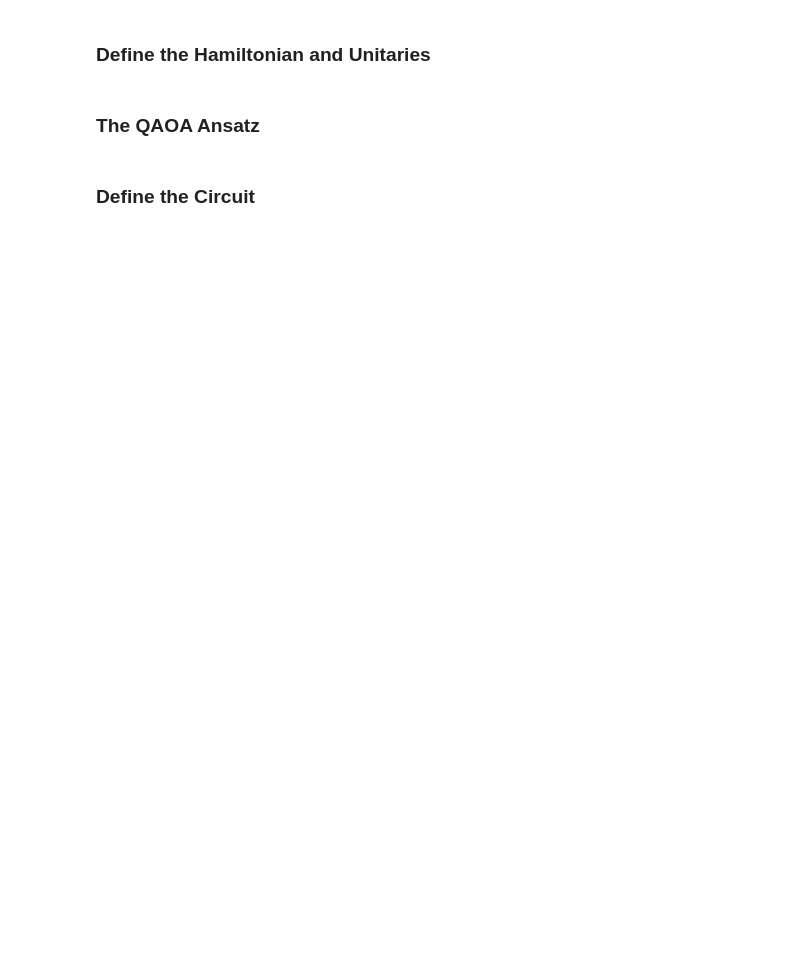
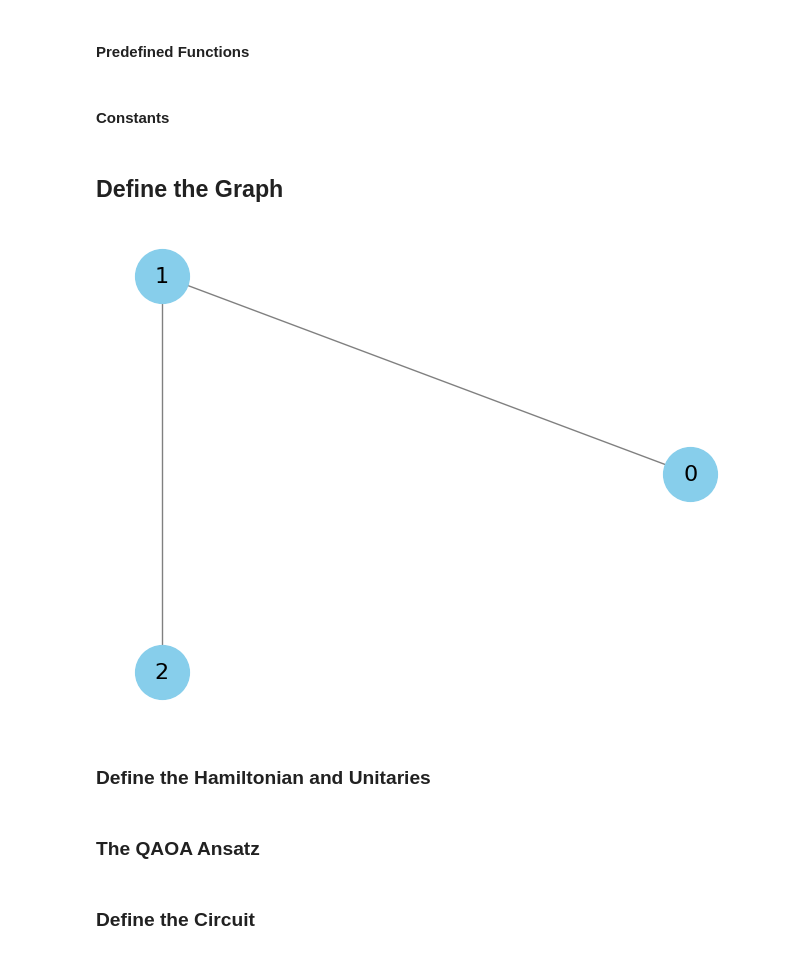
Before and after one commit to AJWestley/QAOA-MaxCut, a Jupyter notebook: src/maxcutQAOA.ipynb, the cells around one changed output. Drawn from its saved outputs; the diff is of its cells as text; code cells hidden in the pictures; blank space fills up the shorter version.

```diff
--- a/src/maxcutQAOA.ipynb
+++ b/src/maxcutQAOA.ipynb
@@ -14 +8,21 @@ def to_bitstring(x):
+# %% [markdown]
+#### Predefined Functions
+# %%
+def draw_circuit(circuit, params=None, **kwargs):
+    fig, _ = qml.draw_mpl(circuit, **kwargs)(params)
+    fig.show()
+
+def draw_graph(edges):
+    G = nx.Graph()
+    G.add_edges_from(edges)
+    pos = nx.circular_layout(G)
+    nx.draw(G, pos, with_labels=True, node_color='skyblue', node_size=1500, font_size=16, font_color='black', edge_color='gray')
+    plt.show()
+
+def get_bitstrings(n):
+    length = len(bin(n-1)) - 2
+    binary_numbers = [' ' + bin(i)[2:].zfill(length) + ' ' for i in range(n)]
+    return binary_numbers
+# %% [markdown]
+#### Constants
 # %%
@@ -15,5 +31,13 @@ def to_bitstring(x):
 ANALYTICAL = True
 NUM_SHOTS = 100
+# %% [markdown]
+## Define the Graph
+# %%
+G = [(0, 1), (1, 2)]
+
+draw_graph(G)
+# %% [output]
+[figure, added]
 # %% [markdown]
 ### Define the Hamiltonian and Unitaries
 # %%
```
Also changed, not shown: parts of 18 cells of this notebook.
